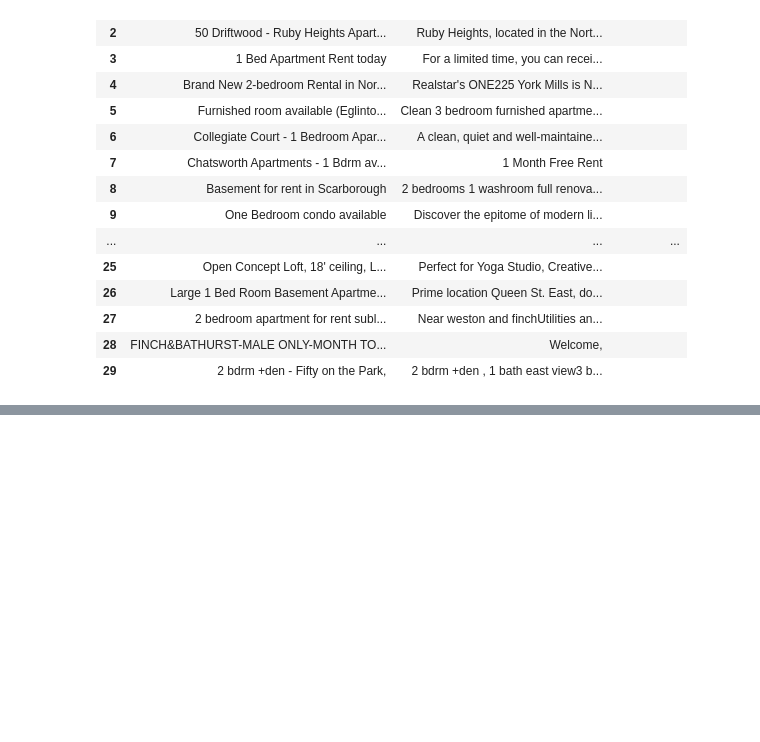
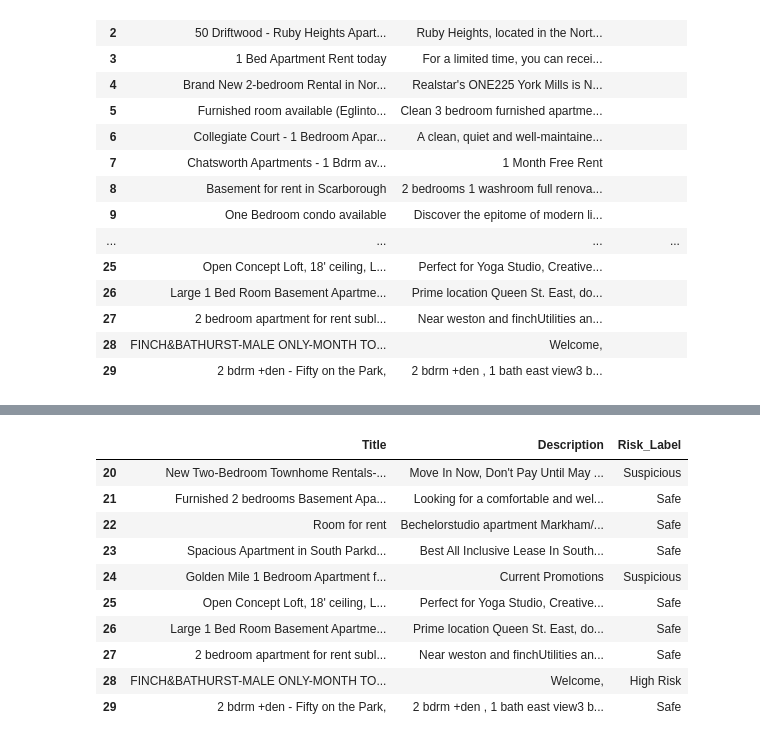
Before and after one commit to AlemMekru/Deep_Learning_Systems, a Jupyter notebook: deep_learning.ipynb, the cells around one changed output, grey strips where cells are left out. Cells and saved outputs as stored; diff of their text form; code cells hidden in the pictures; blank space fills up the shorter version.

```diff
--- a/deep_learning.ipynb
+++ b/deep_learning.ipynb
@@ -261,0 +332,27 @@ sample_df[["Title", "Description", "Risk_Label"]]
+# %%
+# Manually assign rows 20 to 29
+sample_df.loc[20, "Risk_Label"] = "Suspicious"
+sample_df.loc[21, "Risk_Label"] = "Safe"
+sample_df.loc[22, "Risk_Label"] = "Safe"
+sample_df.loc[23, "Risk_Label"] = "Safe"
+sample_df.loc[24, "Risk_Label"] = "Suspicious"
+sample_df.loc[25, "Risk_Label"] = "Safe"
+sample_df.loc[26, "Risk_Label"] = "Safe"
+sample_df.loc[27, "Risk_Label"] = "Safe"
+sample_df.loc[28, "Risk_Label"] = "High Risk"
+sample_df.loc[29, "Risk_Label"] = "Safe"
+
+# Show rows 20 to 29
+sample_df.loc[20:29]
+# %% [output]
+|  | Title | Description | Risk_Label |
+| 20 | New Two-Bedroom Townhome Rentals-... | Move In Now, Don't Pay Until May ... | Suspicious |
+| 21 | Furnished 2 bedrooms Basement Apa... | Looking for a comfortable and wel... | Safe |
+| 22 | Room for rent | Bechelorstudio apartment Markham/... | Safe |
+| 23 | Spacious Apartment in South Parkd... | Best All Inclusive Lease In South... | Safe |
+| 24 | Golden Mile 1 Bedroom Apartment f... | Current Promotions | Suspicious |
+| 25 | Open Concept Loft, 18' ceiling, L... | Perfect for Yoga Studio, Creative... | Safe |
+| 26 | Large 1 Bed Room Basement Apartme... | Prime location Queen St. East, do... | Safe |
+| 27 | 2 bedroom apartment for rent subl... | Near weston and finchUtilities an... | Safe |
+| 28 | FINCH&BATHURST-MALE ONLY-MONTH TO... | Welcome, | High Risk |
+| 29 | 2 bdrm +den - Fifty on the Park, | 2 bdrm +den , 1 bath east view3 b... | Safe |
```
Also changed, not shown: parts of 6 cells of this notebook.
